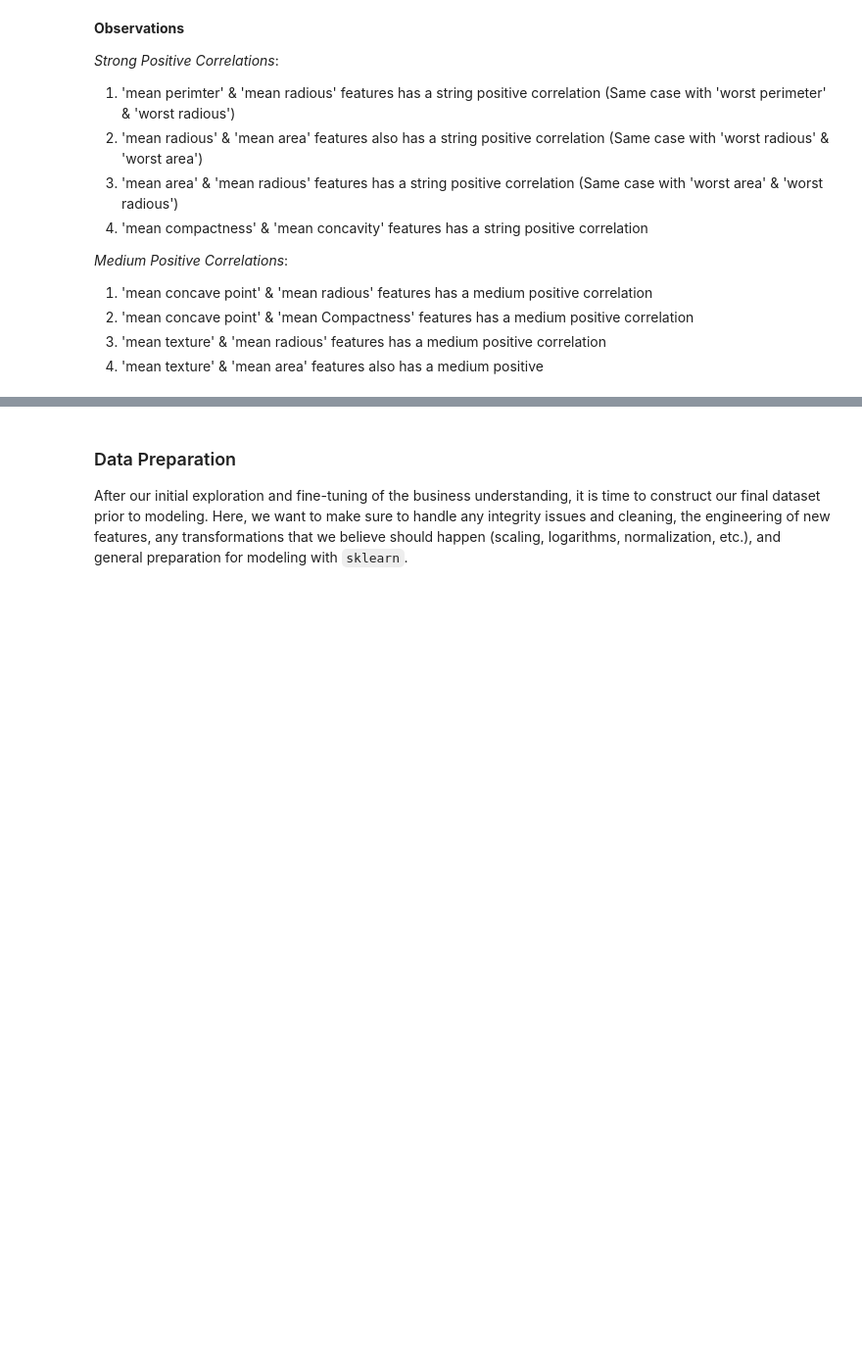
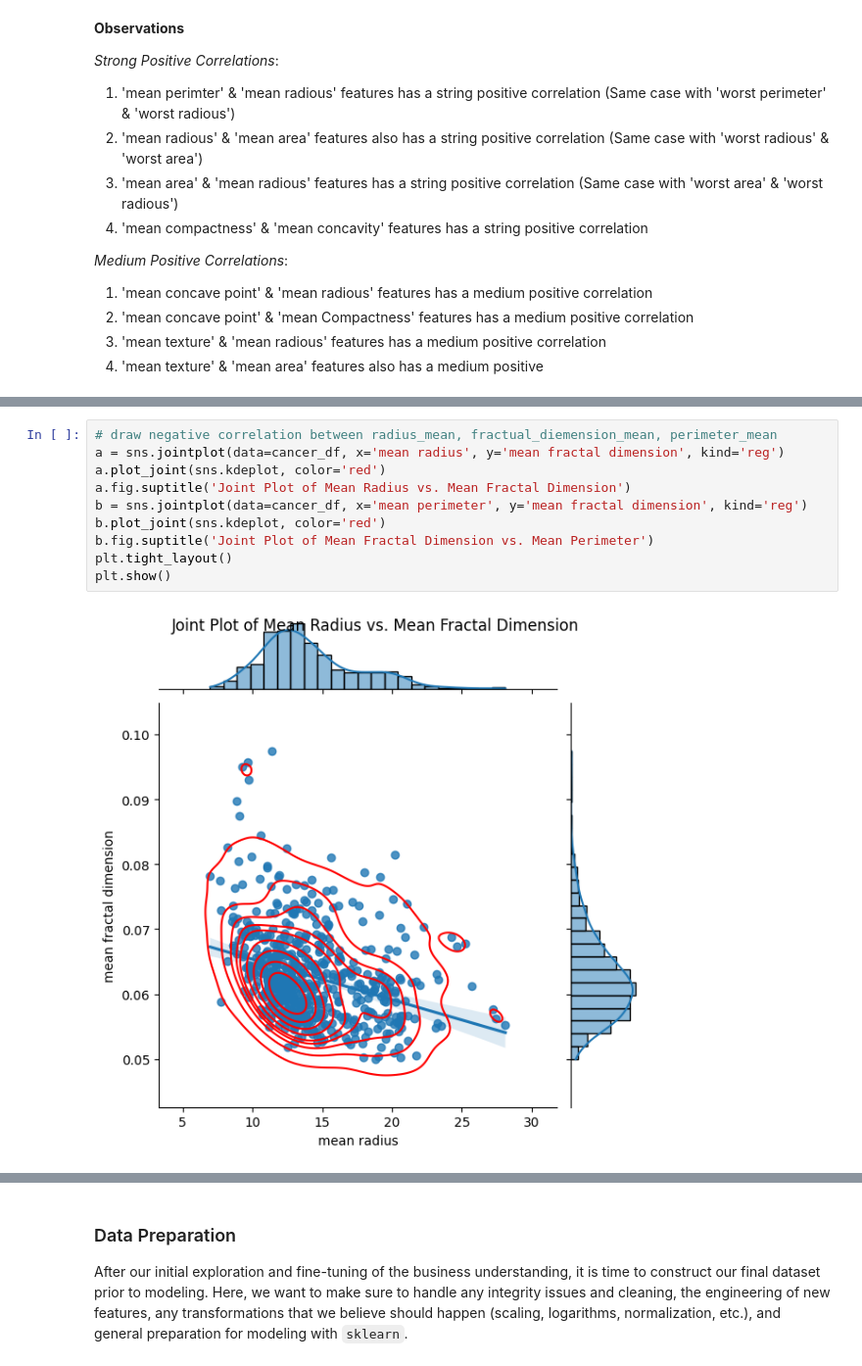
Before and after one commit to purnachand1186/Breast_Cancer_Analysis_ML, a Jupyter notebook: Breast_Cancer_Analysis.ipynb, the cells around one changed output, grey strips where cells are left out. Shown at 98% size. Drawn from its saved outputs; the diff is of its cells as text; blank space fills up the shorter version.

```diff
--- a/Breast_Cancer_Analysis.ipynb
+++ b/Breast_Cancer_Analysis.ipynb
@@ -278,0 +279,12 @@ plt.show()
+# %%
+# draw negative correlation between radius_mean, fractual_diemension_mean, perimeter_mean
+a = sns.jointplot(data=cancer_df, x='mean radius', y='mean fractal dimension', kind='reg')
+a.plot_joint(sns.kdeplot, color='red')
+a.fig.suptitle('Joint Plot of Mean Radius vs. Mean Fractal Dimension')
+b = sns.jointplot(data=cancer_df, x='mean perimeter', y='mean fractal dimension', kind='reg')
+b.plot_joint(sns.kdeplot, color='red')
+b.fig.suptitle('Joint Plot of Mean Fractal Dimension vs. Mean Perimeter')
+plt.tight_layout()
+plt.show()
+# %% [output]
+[figure, added]
```
Also changed, not shown: parts of 3 cells of this notebook.
